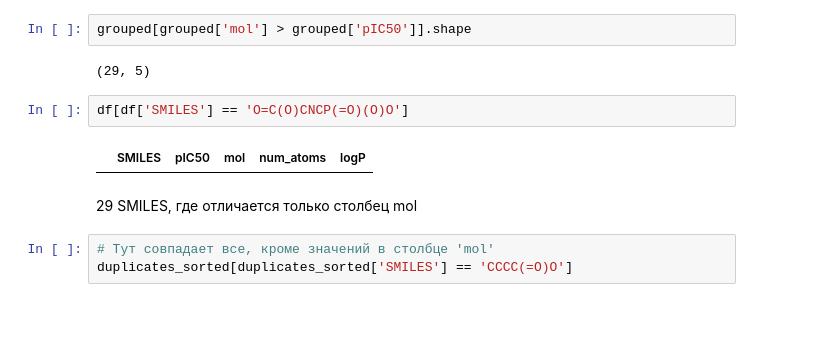
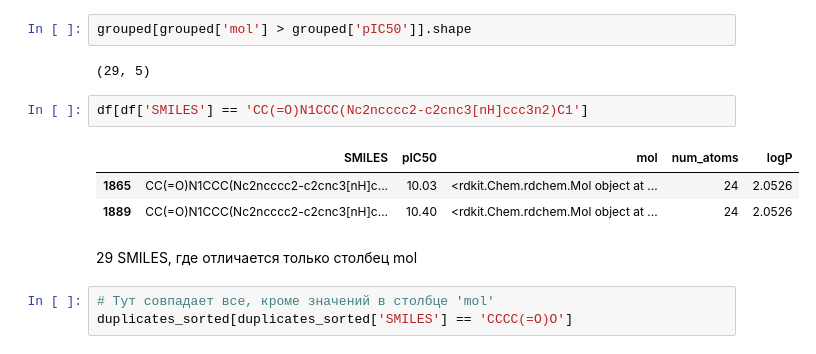
Before and after one commit to Nettsome/coursework, a Jupyter notebook: Tasks/main.ipynb, the cells around one changed output. Drawn from its saved outputs; the diff is of its cells as text; blank space fills up the shorter version.

```diff
--- a/Tasks/main.ipynb
+++ b/Tasks/main.ipynb
@@ -174,9 +161,11 @@ grouped[grouped['mol'] > grouped['pIC50']].shape
 # %% [output]
 (29, 5)
 # %%
-df[df['SMILES'] == 'O=C(O)CNCP(=O)(O)O']
+df[df['SMILES'] == 'CC(=O)N1CCC(Nc2ncccc2-c2cnc3[nH]ccc3n2)C1']
 # %% [output]
 |  | SMILES | pIC50 | mol | num_atoms | logP |
+| 1865 | CC(=O)N1CCC(Nc2ncccc2-c2cnc3[nH]c... | 10.03 | <rdkit.Chem.rdchem.Mol object at ... | 24 | 2.0526 |
+| 1889 | CC(=O)N1CCC(Nc2ncccc2-c2cnc3[nH]c... | 10.40 | <rdkit.Chem.rdchem.Mol object at ... | 24 | 2.0526 |
 # %% [markdown]
 29 SMILES, где отличается только столбец mol
 # %%
```
Also changed, not shown: parts of 1 cell of this notebook.
